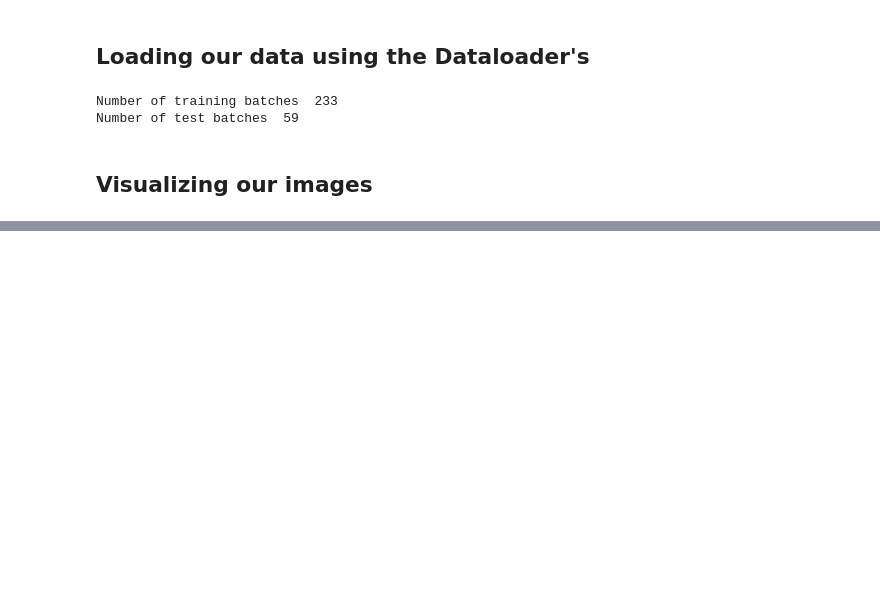
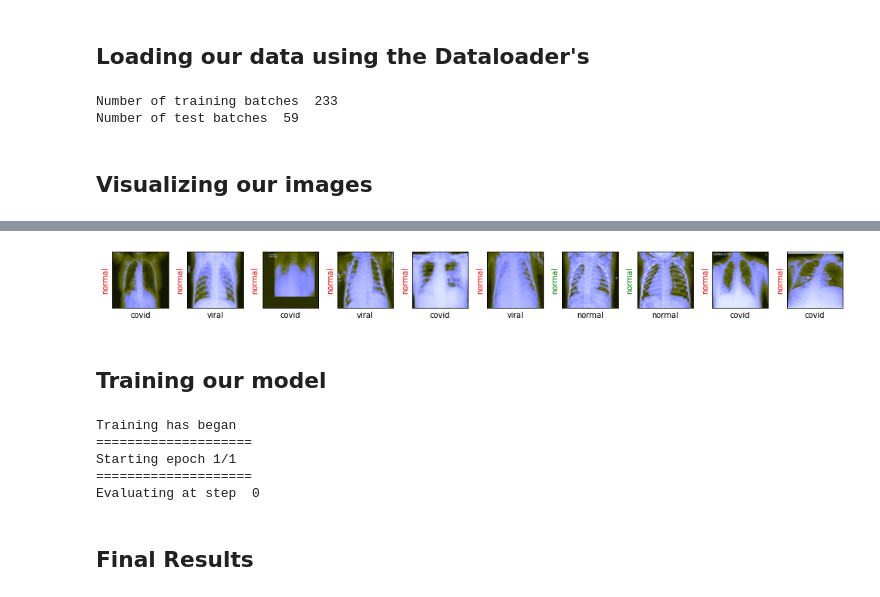
Before and after one commit to gtechzilla/Chest_X-Ray-Classification, a Jupyter notebook: Untitled.ipynb, the cells around one changed output, grey strips where cells are left out. Saved outputs shown, nothing was run; the diff lists cells and outputs as text; code cells hidden in the pictures; blank space fills up the shorter version.

Commit message:
trained our model

```diff
--- a/Untitled.ipynb
+++ b/Untitled.ipynb
@@ -133,0 +142,4 @@ NameError: name 'preds' is not defined
+# %%
+#downloading the resnet18 model
+resnet18 = torchvision.models.resnet18(pretrained=True)
+print(resnet18)
@@ -133,0 +164,25 @@ NameError: name 'preds' is not defined
+# %%
+#defining a model with one linear layer that accepts 512 input features
+# the output are our 3 target classes
+resnet18.fc = torch.nn.Linear(in_features = 512, out_features = 3)
+
+#our loss functions
+loss_fn = torch.nn.CrossEntropyLoss()
+
+#our optimization function
+optimizer = torch.optim.Adam(resnet18.parameters(),lr= 3e-5)
+# %%
+# defining a fuction to make predictions without training
+
+def test_predictions():
+    resnet18.eval()
+    images,labels = next(iter(test_loader))
+    outputs = resnet18(images)
+    _, prediction = torch.max(outputs,1)
+    show_images(images,labels,prediction)
+# %%
+test_predictions()
+# %% [output]
+[figure, added]
+# %% [markdown]
+## Training our model
@@ -133,0 +241,12 @@ NameError: name 'preds' is not defined
+# %%
+%%time
+
+train(epochs=1)
+# %% [output]
+Training has began
+====================
+Starting epoch 1/1
+====================
+Evaluating at step  0
+# %% [markdown]
+## Final Results
```
Also changed, not shown: parts of 6 cells of this notebook.
